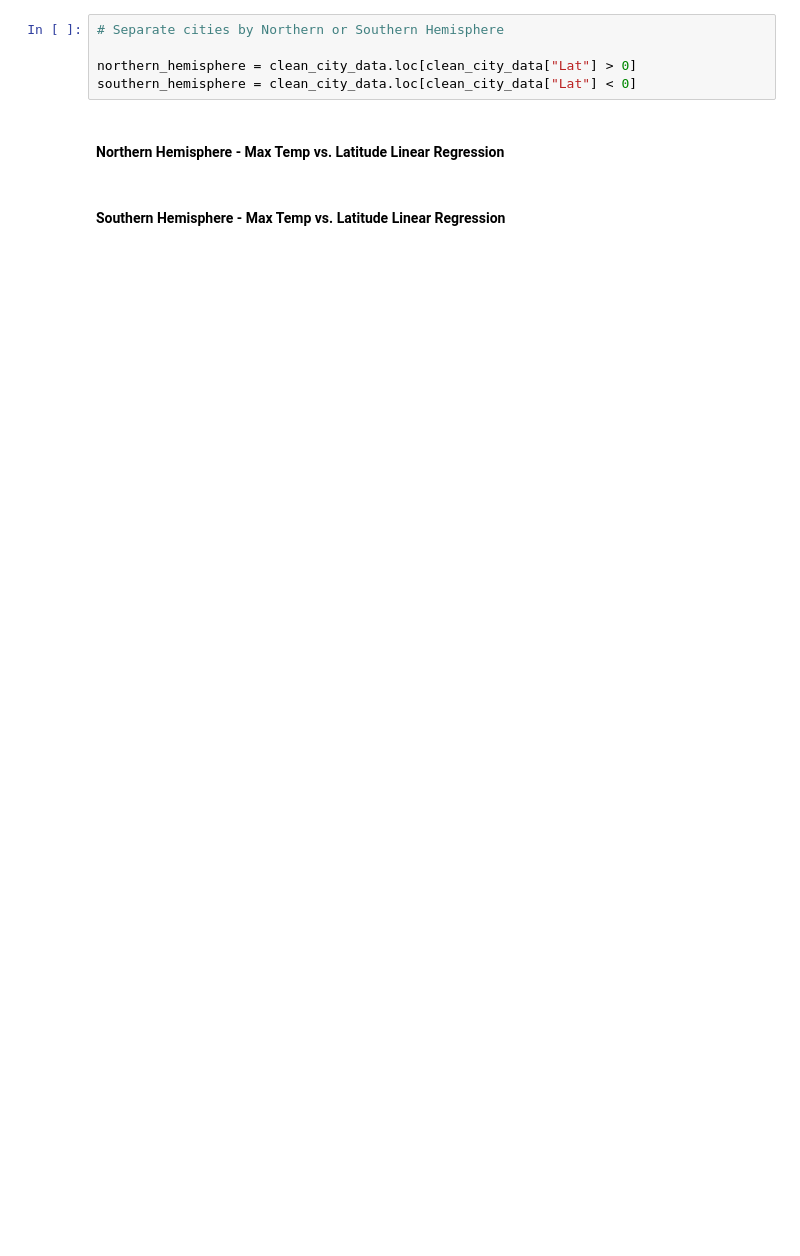
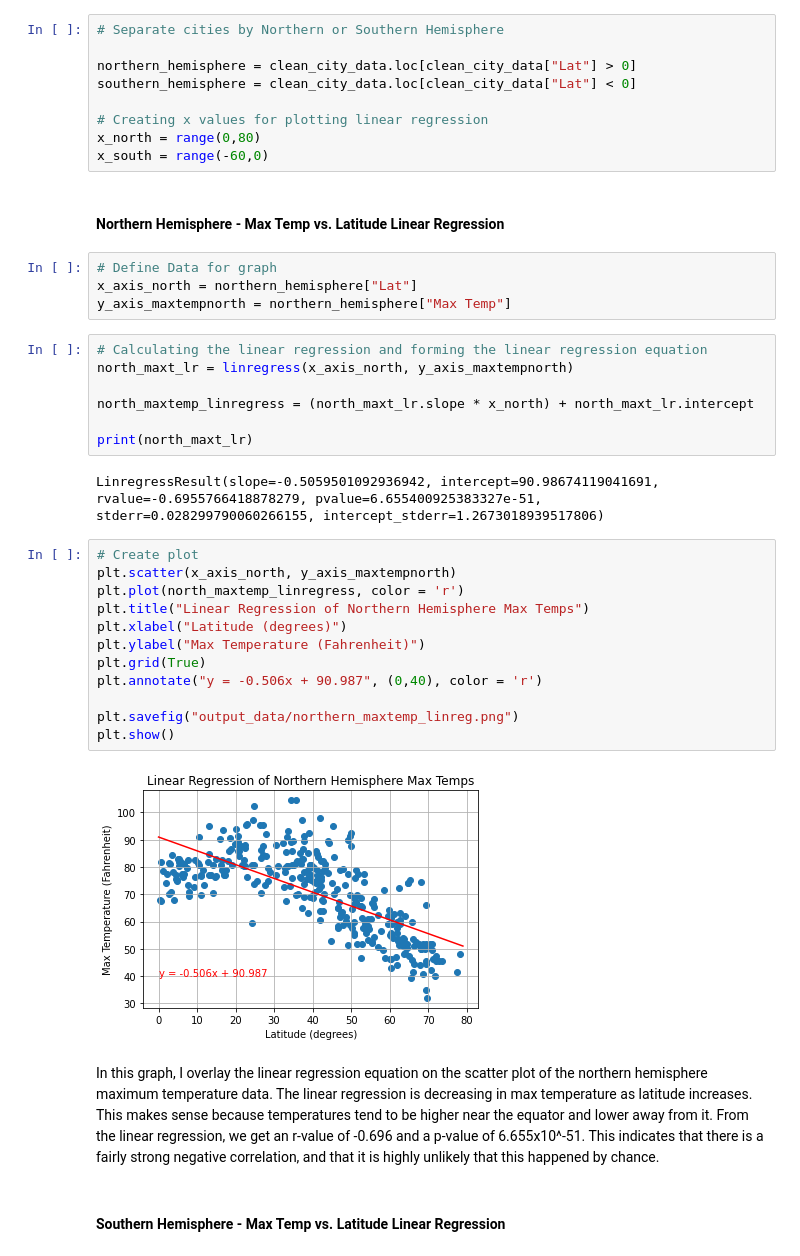
Before and after one commit to SamEspe/python-api-challenge, a Jupyter notebook: WeatherPy.ipynb, the cells around one changed output. Saved outputs shown, nothing was run; the diff lists cells and outputs as text; blank space fills up the shorter version.

Commit message:
Added graphs to WeatherPy, created png images in output_data

```diff
--- a/WeatherPy.ipynb
+++ b/WeatherPy.ipynb
@@ -269,7 +265,40 @@ In this graph, I'm comparing a city's latitude with the current wind speed. Most
 
 northern_hemisphere = clean_city_data.loc[clean_city_data["Lat"] > 0]
 southern_hemisphere = clean_city_data.loc[clean_city_data["Lat"] < 0]
+
+# Creating x values for plotting linear regression
+x_north = range(0,80)
+x_south = range(-60,0)
 # %% [markdown]
 ####  Northern Hemisphere - Max Temp vs. Latitude Linear Regression
+# %%
+# Define Data for graph
+x_axis_north = northern_hemisphere["Lat"]
+y_axis_maxtempnorth = northern_hemisphere["Max Temp"]
+# %%
+# Calculating the linear regression and forming the linear regression equation
+north_maxt_lr = linregress(x_axis_north, y_axis_maxtempnorth)
+
+north_maxtemp_linregress = (north_maxt_lr.slope * x_north) + north_maxt_lr.intercept
+
+print(north_maxt_lr)
+# %% [output]
+LinregressResult(slope=-0.5059501092936942, intercept=90.98674119041691, rvalue=-0.6955766418878279, pvalue=6.655400925383327e-51, stderr=0.028299790060266155, intercept_stderr=1.2673018939517806)
+# %%
+# Create plot
+plt.scatter(x_axis_north, y_axis_maxtempnorth)
+plt.plot(north_maxtemp_linregress, color = 'r')
+plt.title("Linear Regression of Northern Hemisphere Max Temps")
+plt.xlabel("Latitude (degrees)")
+plt.ylabel("Max Temperature (Fahrenheit)")
+plt.grid(True)
+plt.annotate("y = -0.506x + 90.987", (0,40), color = 'r')
+
+plt.savefig("output_data/northern_maxtemp_linreg.png")
+plt.show()
+# %% [output]
+[figure, added]
+# %% [markdown]
+In this graph, I overlay the linear regression equation on the scatter plot of the northern hemisphere maximum temperature data. The linear regression is decreasing in max temperature as latitude increases. This makes sense because temperatures tend to be higher near the equator and lower away from it. From the linear regression, we get an r-value of -0.696 and a p-value of 6.655x10^-51. This indicates that there is a fairly strong negative correlation, and that it is highly unlikely that this happened by chance.
 # %% [markdown]
 ####  Southern Hemisphere - Max Temp vs. Latitude Linear Regression
```
Also changed, not shown: parts of 39 cells of this notebook, 12 other files.
